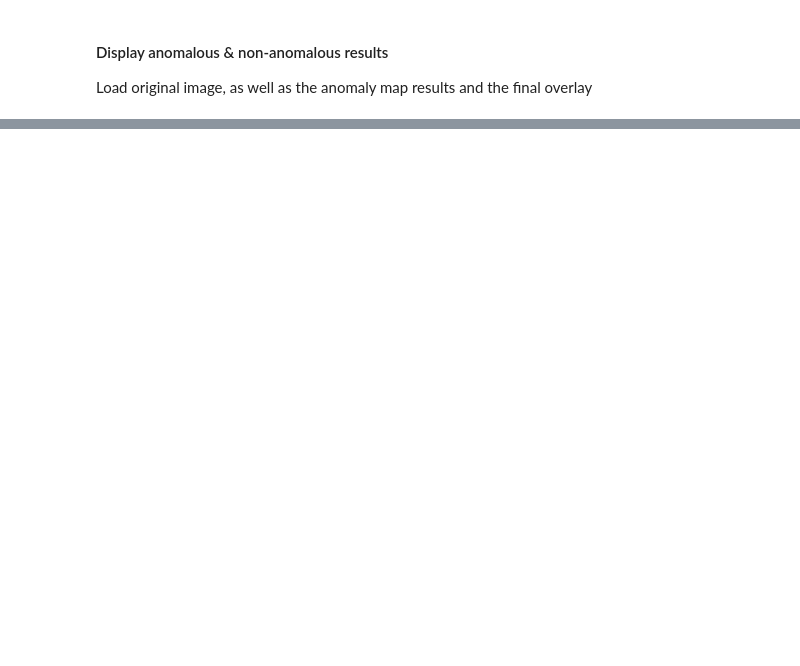
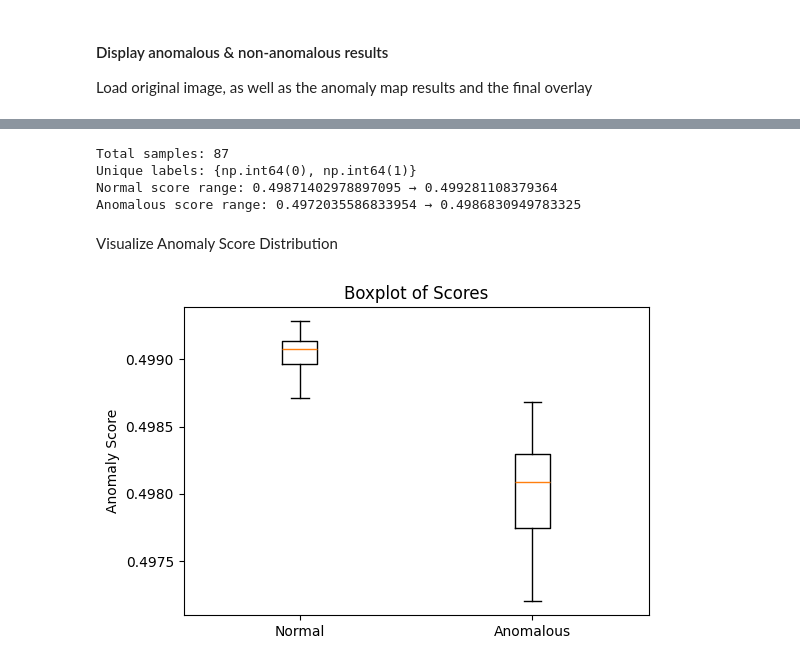
Before and after one commit to LuoMaoyuan01/Encoder-Decoder, a Jupyter notebook: notebooks/visualization.ipynb, the cells around one changed output, grey strips where cells are left out. Saved outputs shown, nothing was run; the diff lists cells and outputs as text; code cells hidden in the pictures; blank space fills up the shorter version.

```diff
--- a/notebooks/visualization.ipynb
+++ b/notebooks/visualization.ipynb
@@ -409,0 +598,54 @@ plot_prediction(preds, idx=0)
+# %%
+import torch
+import numpy as np
+
+scores = []
+labels = []
+
+for p in preds:
+    # anomaly_map shape: [B, H, W] or [H, W]
+    am = p.anomaly_map.detach().cpu()
+
+    # Take mean of top 1% anomalous pixels in map as anomaly score
+    # k = int(0.01 * am.numel())  # top 1%
+    # topk = torch.topk(am.view(-1), k).values
+    # score = topk.mean().item()
+
+    # Take mean of entire anomaly map as anomaly score
+    score = am.mean().item()
+
+
+    # gt_label is batched, so flatten and take first
+    gt = p.gt_label.detach().cpu().to(torch.int).view(-1)[0].item()
+
+    scores.append(float(score))
+    labels.append(int(gt))
+
+scores = np.array(scores)
+labels = np.array(labels)
+
+print("Total samples:", len(scores))
+print("Unique labels:", set(labels))
+
+scores_norm = scores[labels == 0]
+scores_anom = scores[labels == 1]
+
+print("Normal score range:", scores_norm.min(), "→", scores_norm.max())
+print("Anomalous score range:", scores_anom.min(), "→", scores_anom.max())
+# %% [output]
+Total samples: 87
+Unique labels: {np.int64(0), np.int64(1)}
+Normal score range: 0.49871402978897095 → 0.499281108379364
+Anomalous score range: 0.4972035586833954 → 0.4986830949783325
+# %% [markdown]
+Visualize Anomaly Score Distribution
+# %%
+import matplotlib.pyplot as plt
+
+plt.figure(figsize=(6,4))
+plt.boxplot([scores_norm, scores_anom], labels=["Normal", "Anomalous"])
+plt.ylabel("Anomaly Score")
+plt.title("Boxplot of Scores")
+plt.show()
+# %% [output]
+[figure, added]
```
Also changed, not shown: parts of 17 cells of this notebook, 3 other files.
